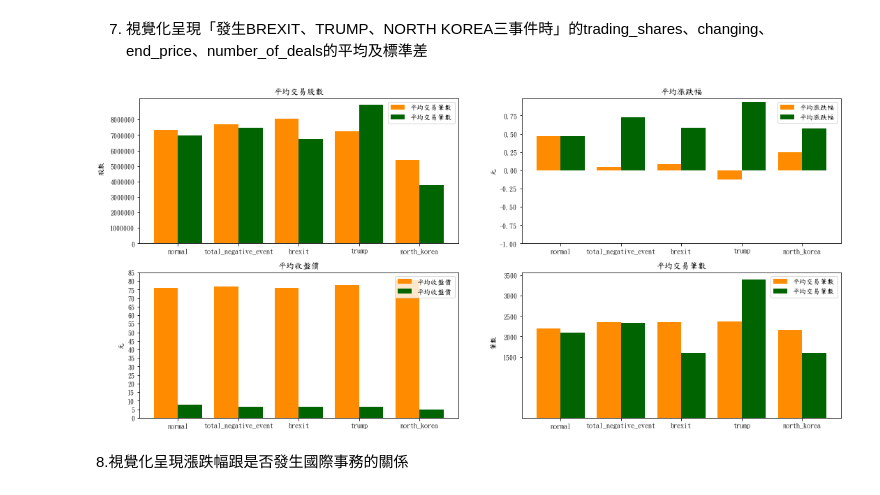
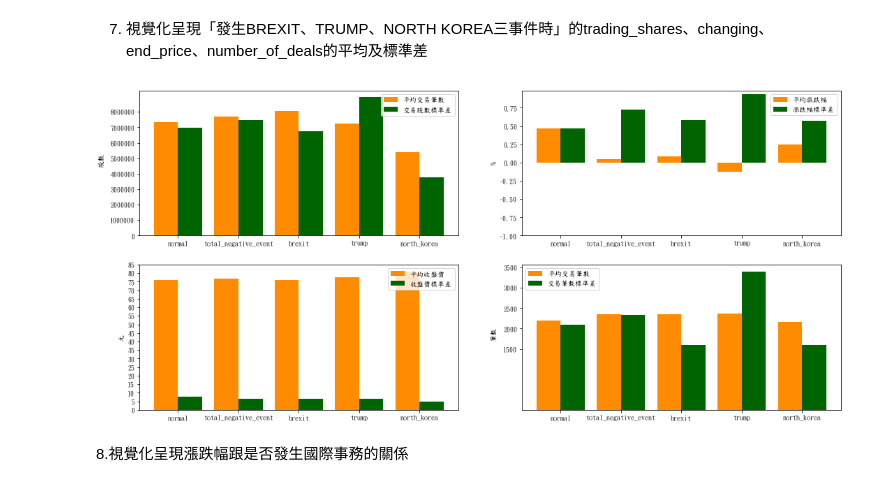
Before and after one commit to b06704028/datasc, a Jupyter notebook: hw2_台灣etf投資人對國際事務之反應.ipynb, the cells around one changed output. Saved outputs shown, nothing was run; the diff lists cells and outputs as text; code cells hidden in the pictures.

```diff
--- a/hw2_台灣etf投資人對國際事務之反應.ipynb
+++ b/hw2_台灣etf投資人對國際事務之反應.ipynb
@@ -660,47 +662,43 @@ ax4 = plt.subplot(3,2,4)
 plt.sca(ax1)
 etf_data_names_list = ['normal','total_negative_event','brexit','trump','north_korea']
 plt.bar(etf_data_names_list, [mean_trading_shares,mean_trading_shares_total_negative,mean_trading_shares_brexit,mean_trading_shares_trump,mean_trading_shares_north_korea],color = 'darkorange', label='平均交易筆數', width = -0.4, align = "edge")
-plt.bar(etf_data_names_list, [stdev_trading_shares,stdev_trading_shares_total_negative,stdev_trading_shares_brexit,stdev_trading_shares_trump,stdev_trading_shares_north_korea],color = 'darkgreen', label='平均交易筆數', width = 0.4, align = "edge")
+plt.bar(etf_data_names_list, [stdev_trading_shares,stdev_trading_shares_total_negative,stdev_trading_shares_brexit,stdev_trading_shares_trump,stdev_trading_shares_north_korea],color = 'darkgreen', label='交易股數標準差', width = 0.4, align = "edge")
 plt.legend(loc='upper right')
 plt.ylabel('股數')
-plt.title("平均交易股數")
 yaxis = np.arange(0,9000000,1000000)
 #plt.ylim(0,20)
 plt.yticks(yaxis)
 
 plt.sca(ax2)
 plt.bar(etf_data_names_list, [mean_changing,mean_changing_total_negative,mean_changing_brexit,mean_changing_trump,mean_changing_north_korea],color = 'darkorange', label='平均漲跌幅', width = -0.4, align = "edge")
-plt.bar(etf_data_names_list, [stdev_changing,stdev_changing_total_negative,stdev_changing_brexit,stdev_changing_trump,stdev_changing_north_korea],color = 'darkgreen', label='平均漲跌幅', width = 0.4, align = "edge")
+plt.bar(etf_data_names_list, [stdev_changing,stdev_changing_total_negative,stdev_changing_brexit,stdev_changing_trump,stdev_changing_north_korea],color = 'darkgreen', label='漲跌幅標準差', width = 0.4, align = "edge")
 #print(sort_tw_place)
 plt.legend(loc='upper right')
-plt.ylabel('元')
-plt.title("平均漲跌幅")
+plt.ylabel('%')
 yaxis = np.arange(-1,1,0.25)
 plt.yticks(yaxis)
 
 plt.sca(ax3)
 plt.bar(etf_data_names_list, [mean_end_price,mean_end_price_total_negative,mean_end_price_brexit,mean_end_price_trump,mean_end_price_north_korea],color = 'darkorange', label='平均收盤價', width = -0.4, align = "edge")
-plt.bar(etf_data_names_list, [stdev_end_price,stdev_end_price_total_negative,stdev_end_price_brexit,stdev_end_price_trump,stdev_end_price_north_korea],color = 'darkgreen', label='平均收盤價', width = 0.4, align = "edge")
+plt.bar(etf_data_names_list, [stdev_end_price,stdev_end_price_total_negative,stdev_end_price_brexit,stdev_end_price_trump,stdev_end_price_north_korea],color = 'darkgreen', label='收盤價標準差', width = 0.4, align = "edge")
 #print(sort_tw_place)
 plt.legend(loc='upper right')
 plt.ylabel('元')
-plt.title("平均收盤價")
 yaxis = np.arange(0,90,5)
 plt.yticks(yaxis)
 
 plt.sca(ax4)
 plt.bar(etf_data_names_list, [mean_number_of_deals,mean_number_of_deals_total_negative,mean_number_of_deals_brexit,mean_number_of_deals_trump,mean_number_of_deals_north_korea],color = 'darkorange', label='平均交易筆數', width = -0.4, align = "edge")
-plt.bar(etf_data_names_list, [stdev_number_of_deals,stdev_number_of_deals_total_negative,stdev_number_of_deals_brexit,stdev_number_of_deals_trump,stdev_number_of_deals_north_korea],color = 'darkgreen', label='平均交易筆數', width = 0.4, align = "edge")
+plt.bar(etf_data_names_list, [stdev_number_of_deals,stdev_number_of_deals_total_negative,stdev_number_of_deals_brexit,stdev_number_of_deals_trump,stdev_number_of_deals_north_korea],color = 'darkgreen', label='交易筆數標準差', width = 0.4, align = "edge")
 #print(sort_tw_place)
 plt.legend(loc='upper right')
 plt.ylabel('筆數')
-plt.title("平均交易筆數")
 yaxis = np.arange(1500,4000,500)
 plt.yticks(yaxis)
 plt.legend()
 plt.show()
 # %% [output]
-[figure, old version]
+[figure, new version]
 # %% [markdown]
 8.視覺化呈現漲跌幅跟是否發生國際事務的關係
 # %%
```
Also changed, not shown: parts of 2 cells of this notebook.
